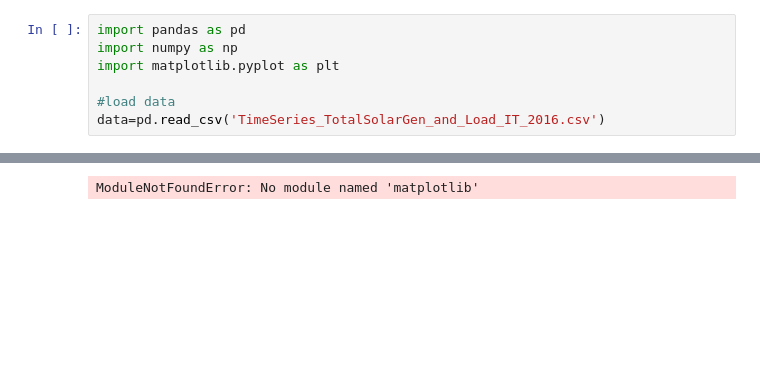
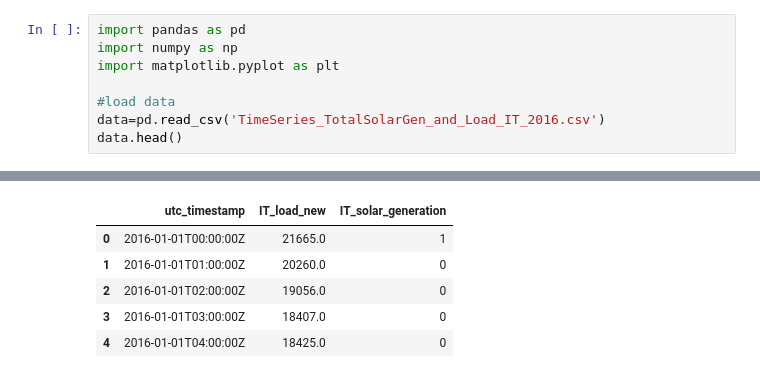
Before and after one commit to fsRakib/Energy-Demand-Forecasting, a Jupyter notebook: energy-demand-forecasting.ipynb, the cells around one changed output, grey strips where cells are left out. Cells and saved outputs as stored; diff of their text form; blank space fills up the shorter version.

```diff
--- a/energy-demand-forecasting.ipynb
+++ b/energy-demand-forecasting.ipynb
@@ -5,4 +5,5 @@ import matplotlib.pyplot as plt
 
 #load data
 data=pd.read_csv('TimeSeries_TotalSolarGen_and_Load_IT_2016.csv')
+data.head()
 # %% [output]
@@ -26 +10,6 @@ Note: you may need to restart the kernel to use updated packages.
-ModuleNotFoundError: No module named 'matplotlib'
+|  | utc_timestamp | IT_load_new | IT_solar_generation |
+| 0 | 2016-01-01T00:00:00Z | 21665.0 | 1 |
+| 1 | 2016-01-01T01:00:00Z | 20260.0 | 0 |
+| 2 | 2016-01-01T02:00:00Z | 19056.0 | 0 |
+| 3 | 2016-01-01T03:00:00Z | 18407.0 | 0 |
+| 4 | 2016-01-01T04:00:00Z | 18425.0 | 0 |
```
Also changed, not shown: parts of 10 cells of this notebook, 1 other file.
